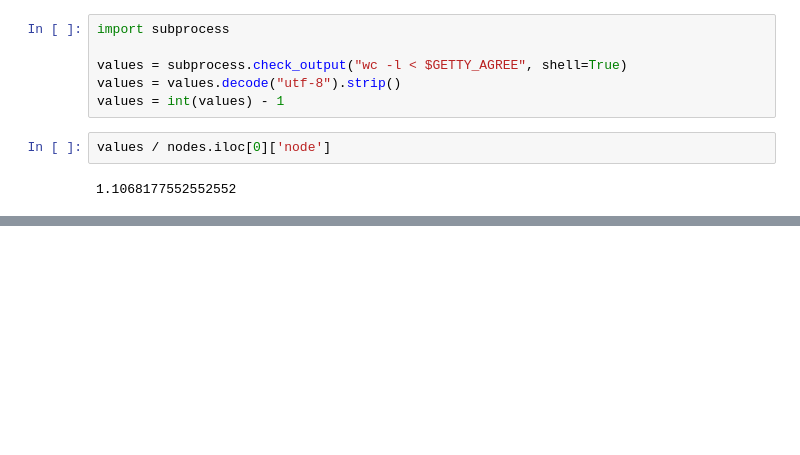
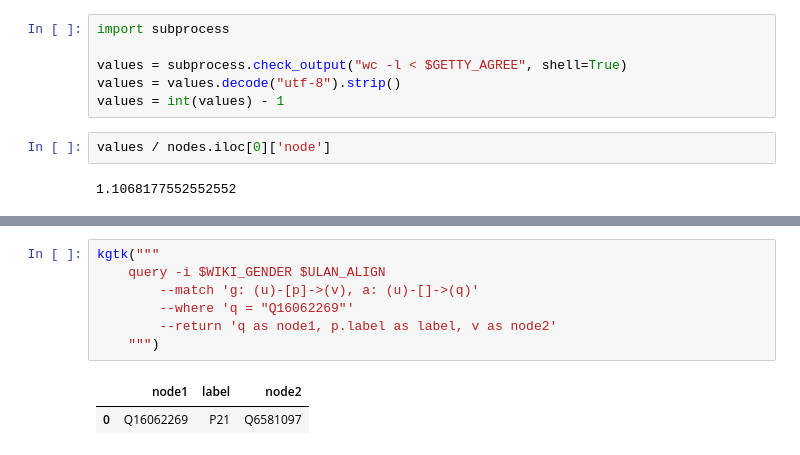
Before and after one commit to usc-isi-i2/hunger-for-knowledge, a Jupyter notebook: examples/getty/getty_gender_query.ipynb, the cells around one changed output, grey strips where cells are left out. Cells and saved outputs as stored; diff of their text form; blank space fills up the shorter version.

```diff
--- a/examples/getty/getty_gender_query.ipynb
+++ b/examples/getty/getty_gender_query.ipynb
@@ -486,0 +528,10 @@ values / nodes.iloc[0]['node']
+# %%
+kgtk("""
+    query -i $WIKI_GENDER $ULAN_ALIGN
+        --match 'g: (u)-[p]->(v), a: (u)-[]->(q)'
+        --where 'q = "Q16062269"'
+        --return 'q as node1, p.label as label, v as node2'
+    """)
+# %% [output]
+|  | node1 | label | node2 |
+| 0 | Q16062269 | P21 | Q6581097 |
```
Also changed, not shown: parts of 6 cells of this notebook, 1 other file.
